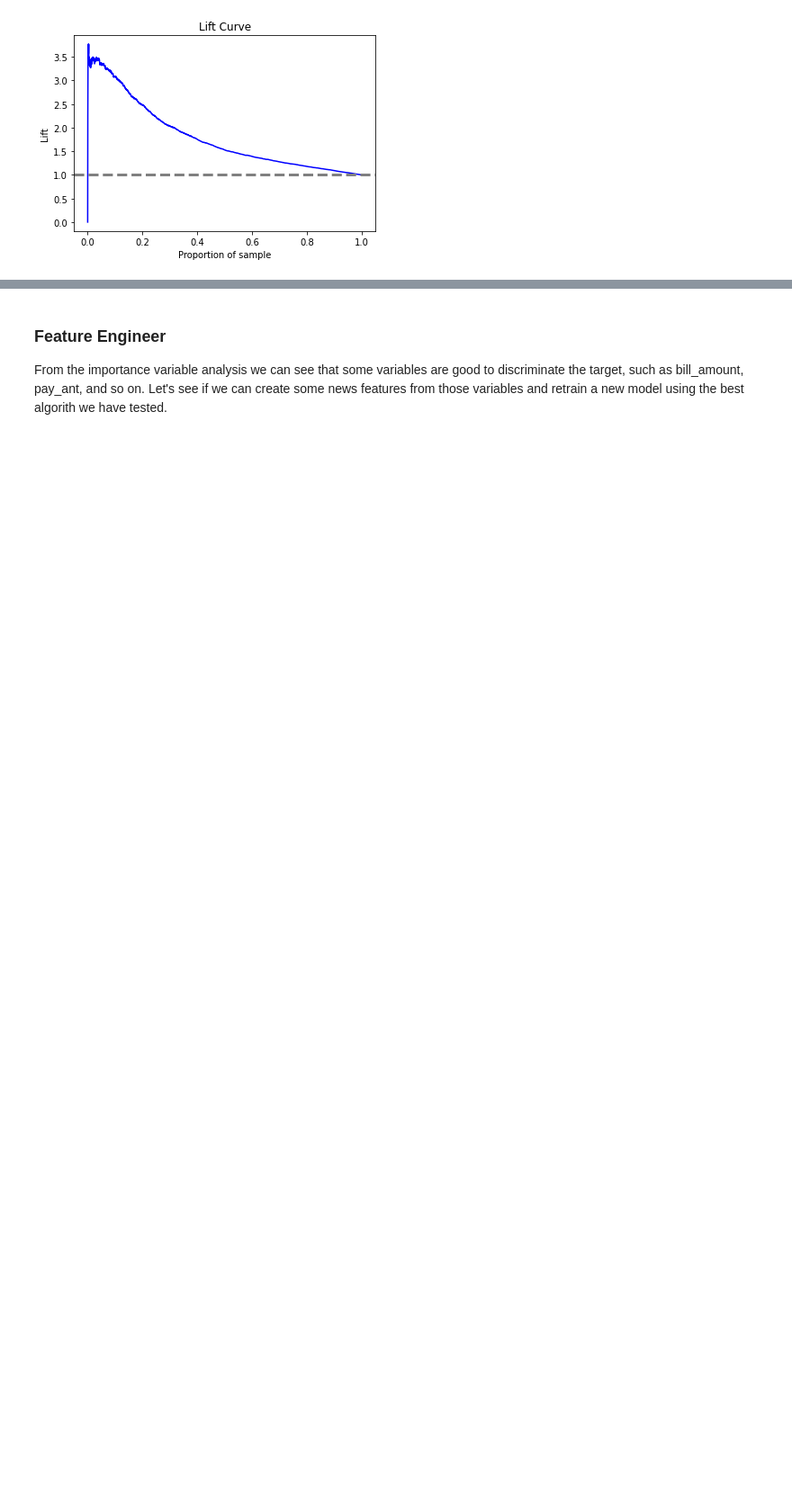
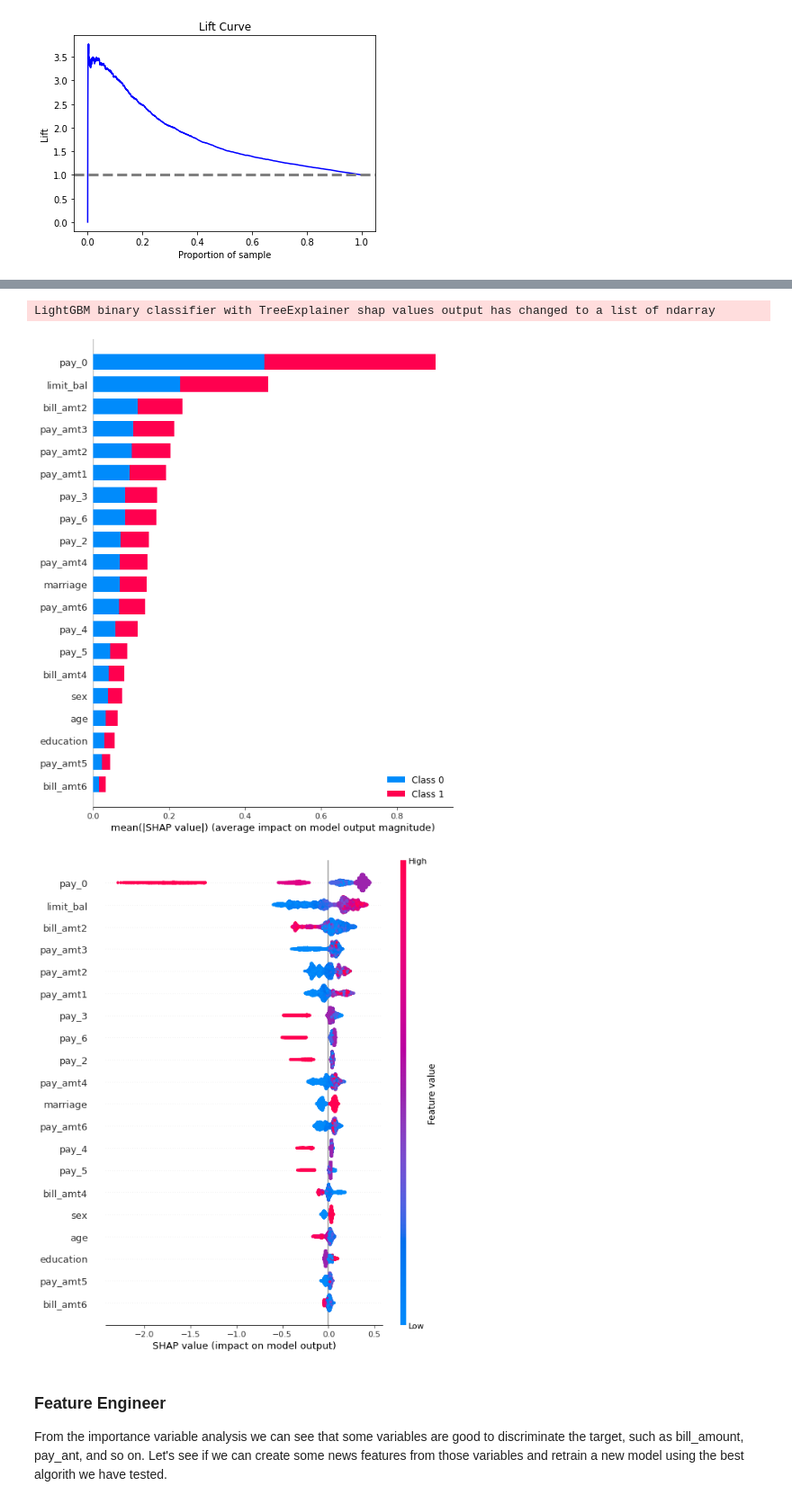
Before and after one commit to Guillin/credit_card, a Jupyter notebook: train_models.ipynb, the cells around one changed output, grey strips where cells are left out. Shown at 90% size. Cells and saved outputs as stored; diff of their text form; code cells hidden in the pictures; blank space fills up the shorter version.

Commit message:
add shap analysis

```diff
--- a/train_models.ipynb
+++ b/train_models.ipynb
@@ -618,3 +619,20 @@ plot_lift(y_real=data_df[data_df.kfold==FOLD][LABEL],y_proba=clf_models[0].predi
+# %%
+FOLD=0
+X_val = data_df[data_df.kfold==FOLD][predictors]
+
+
+# Create object that can calculate shap values
+explainer = shap.TreeExplainer(clf_models[0])
+
+shap_values = explainer.shap_values(X_val)
+
+shap.summary_plot(shap_values,  X_val)
+
+shap.summary_plot(shap_values[0], X_val)
+# %% [output]
+LightGBM binary classifier with TreeExplainer shap values output has changed to a list of ndarray
+[figure, added]
+[figure, added]
 # %% [markdown]
 ### Feature Engineer
 
```
Also changed, not shown: parts of 9 cells of this notebook, 1 other file.
